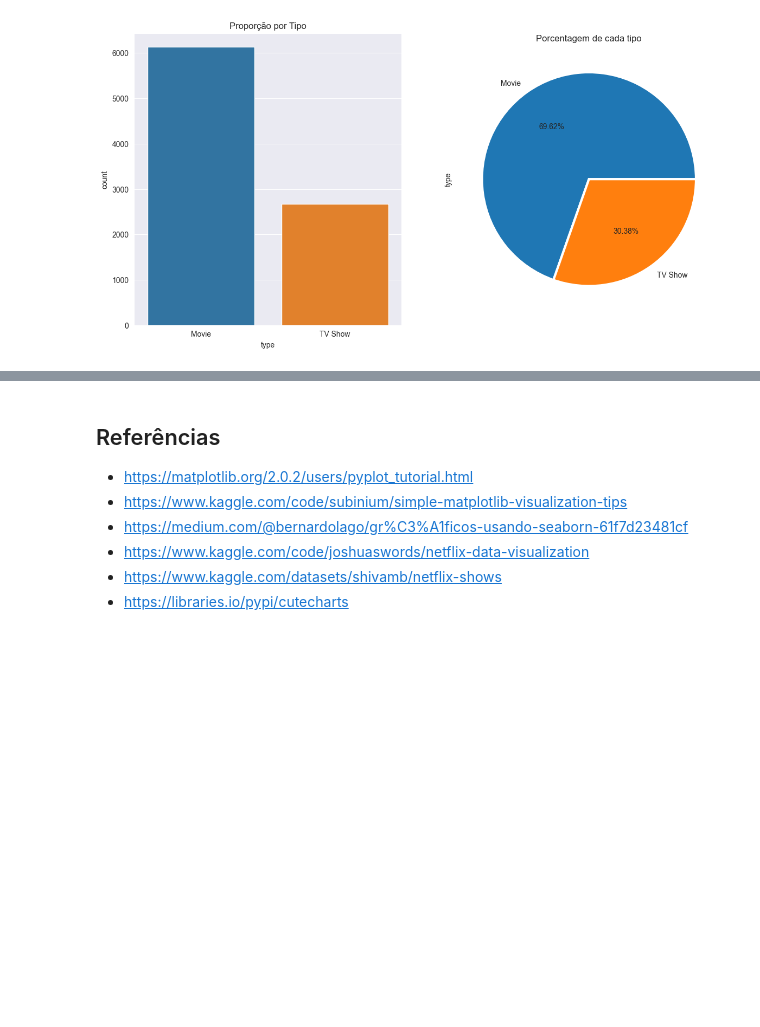
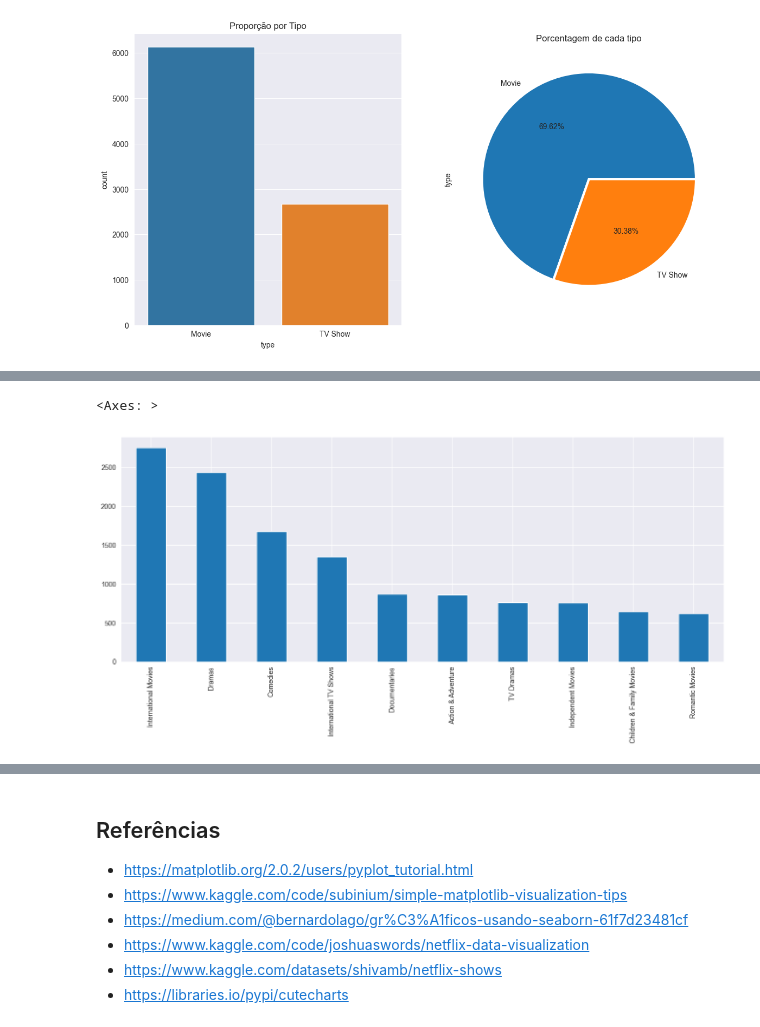
Before and after one commit to rafhaelom/analise-conteudo-netflix, a Jupyter notebook: analise_exploratoria_dados_conteudo_netflix.ipynb, the cells around one changed output, grey strips where cells are left out. Drawn from its saved outputs; the diff is of its cells as text; code cells hidden in the pictures; blank space fills up the shorter version.

```diff
--- a/analise_exploratoria_dados_conteudo_netflix.ipynb
+++ b/analise_exploratoria_dados_conteudo_netflix.ipynb
@@ -395,0 +383,6 @@ total_por_genero.sort_values(ascending=False).plot(kind='bar', figsize=(16, 6))
+# %%
+# Ajuste para o quantitativo de classificação do tema (listed_in).
+qtd_genero = df['listed_in'].str.get_dummies(', ').sum()
+
+df_qtd_genero = pd.DataFrame({'genero':qtd_genero.index, 'qtd':qtd_genero.values}).sort_values(by="qtd", ascending=False, ignore_index=True)
+df_qtd_genero
@@ -410,0 +454,5 @@ plt.show()
+# %%
+qtd_genero.sort_values(ascending=False)[:10].plot(kind='bar', figsize=(16, 6))
+# %% [output]
+<Axes: >
+[figure, added]
```
Also changed, not shown: parts of 16 cells of this notebook.
